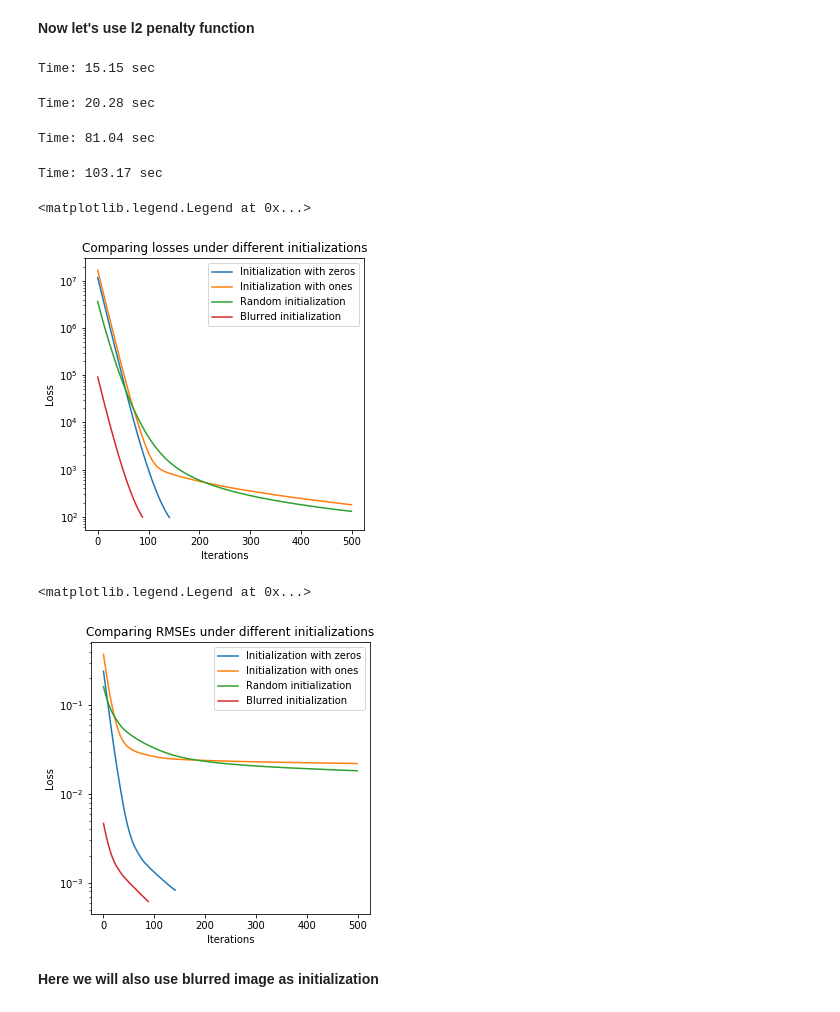
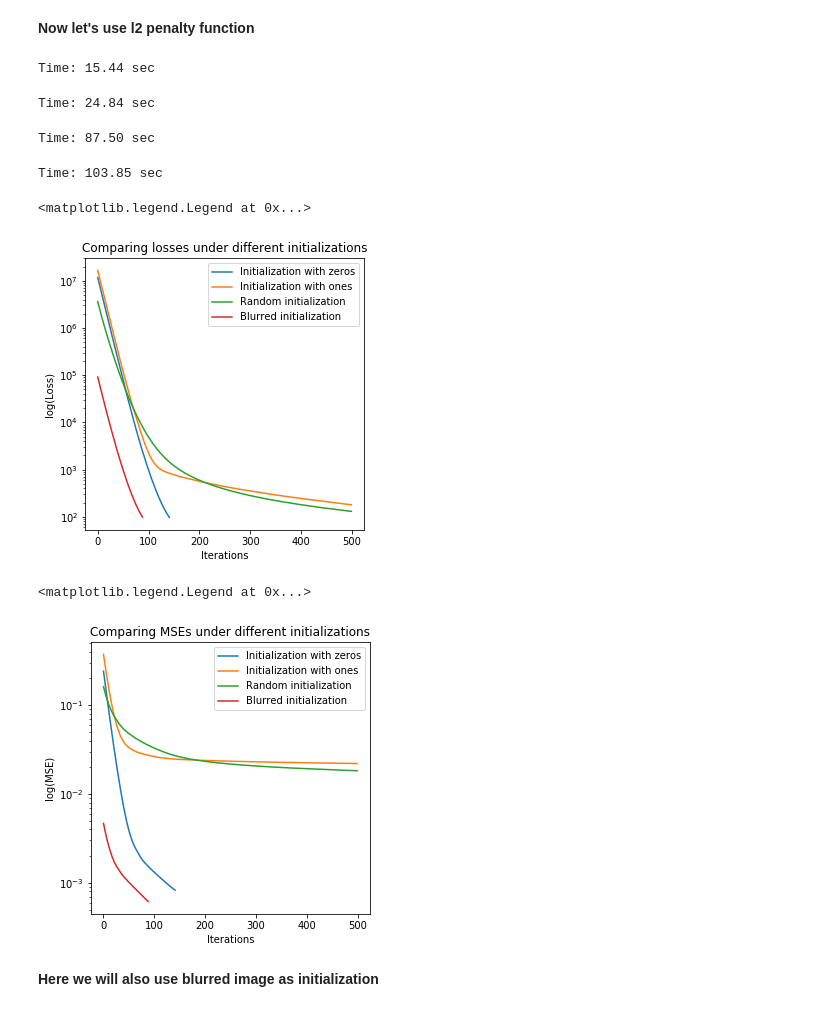
Before and after one commit to Projectors3000/Restoration-of-blurry-images, a Jupyter notebook: Project3000Streltsov.ipynb, the cells around one changed output. Saved outputs shown, nothing was run; the diff lists cells and outputs as text; code cells hidden in the pictures.

```diff
--- a/Project3000Streltsov.ipynb
+++ b/Project3000Streltsov.ipynb
@@ -306,10 +306,10 @@ y = resize_y(blurred_with_noise, pad)
 z = blurred_with_noise.reshape((blurred_with_noise.shape[0] ** 2, 3))
 # %%
 start = time()
-y_final_l2_blur, loss_l2_blur, RMSE_l2_blur = newton(A, y, z, tau, tol, H_l1, pad_img, norm='l2')
+y_final_l2_blur, loss_l2_blur, MSE_l2_blur = newton(A, y, z, tau, tol, H_l1, pad_img, norm='l2')
 finish = time()
 print("Time: %.2f sec" % (finish - start))
 # %% [output]
-Time: 15.15 sec
+Time: 15.44 sec
 # %%
 np.savetxt("loss1_l2.csv", loss_l2_blur, delimiter=",")
@@ -319,31 +319,31 @@ y = np.zeros((A.shape[1], 3))
 z = blurred_with_noise.reshape((blurred_with_noise.shape[0] ** 2, 3))
 # %%
 start = time()
-y_final_l2_zeros, loss_l2_zeros, RMSE_l2_zeros = newton(A, y, z, tau, tol, H_l1, pad_img, norm='l2')
+y_final_l2_zeros, loss_l2_zeros, MSE_l2_zeros = newton(A, y, z, tau, tol, H_l1, pad_img, norm='l2')
 finish = time()
 print("Time: %.2f sec" % (finish - start))
 # %% [output]
-Time: 20.28 sec
+Time: 24.84 sec
 # %%
 y = np.ones((A.shape[1], 3))
 z = blurred_with_noise.reshape((blurred_with_noise.shape[0] ** 2, 3))
 # %%
 start = time()
-y_final_l2_ones, loss_l2_ones, RMSE_l2_ones = newton(A, y, z, tau, tol, H_l2, pad_img, norm='l2')
+y_final_l2_ones, loss_l2_ones, MSE_l2_ones = newton(A, y, z, tau, tol, H_l2, pad_img, norm='l2')
 finish = time()
 print("Time: %.2f sec" % (finish - start))
 # %% [output]
-Time: 81.04 sec
+Time: 87.50 sec
 # %%
 y = np.random.rand(A.shape[1], 3)
 z = blurred_with_noise.reshape((blurred_with_noise.shape[0] ** 2, 3))
 # %%
 start = time()
-y_final_l2_rand, loss_l2_rand, RMSE_l2_rand = newton(A, y, z, tau, tol, H_l2, pad_img, norm='l2')
+y_final_l2_rand, loss_l2_rand, MSE_l2_rand = newton(A, y, z, tau, tol, H_l2, pad_img, norm='l2')
 finish = time()
 print("Time: %.2f sec" % (finish - start))
 # %% [output]
-Time: 103.17 sec
+Time: 103.85 sec
 # %%
 plt.figure(figsize=(5, 5))
 plt.semilogy(loss_l2_zeros)
@@ -352,24 +352,24 @@ plt.semilogy(loss_l2_rand)
 plt.semilogy(loss_l2_blur)
 plt.title('Comparing losses under different initializations')
 plt.xlabel('Iterations')
-plt.ylabel('Loss')
+plt.ylabel('log(Loss)')
 plt.legend(['Initialization with zeros', 'Initialization with ones', 'Random initialization', 'Blurred initialization'])
 # %% [output]
 <matplotlib.legend.Legend at 0x...>
-[figure, old version]
+[figure, new version]
 # %%
 plt.figure(figsize=(5, 5))
-plt.semilogy(RMSE_l2_zeros)
-plt.semilogy(RMSE_l2_ones)
-plt.semilogy(RMSE_l2_rand)
-plt.semilogy(RMSE_l2_blur)
-plt.title('Comparing RMSEs under different initializations')
+plt.semilogy(MSE_l2_zeros)
+plt.semilogy(MSE_l2_ones)
+plt.semilogy(MSE_l2_rand)
+plt.semilogy(MSE_l2_blur)
+plt.title('Comparing MSEs under different initializations')
 plt.xlabel('Iterations')
-plt.ylabel('Loss')
+plt.ylabel('log(MSE)')
 plt.legend(['Initialization with zeros', 'Initialization with ones', 'Random initialization', 'Blurred initialization'])
 # %% [output]
 <matplotlib.legend.Legend at 0x...>
-[figure, old version]
+[figure, new version]
 # %% [markdown]
 **Here we will also use blurred image as initialization**
 # %%
```
Also changed, not shown: parts of 18 cells of this notebook, 6 other files.
